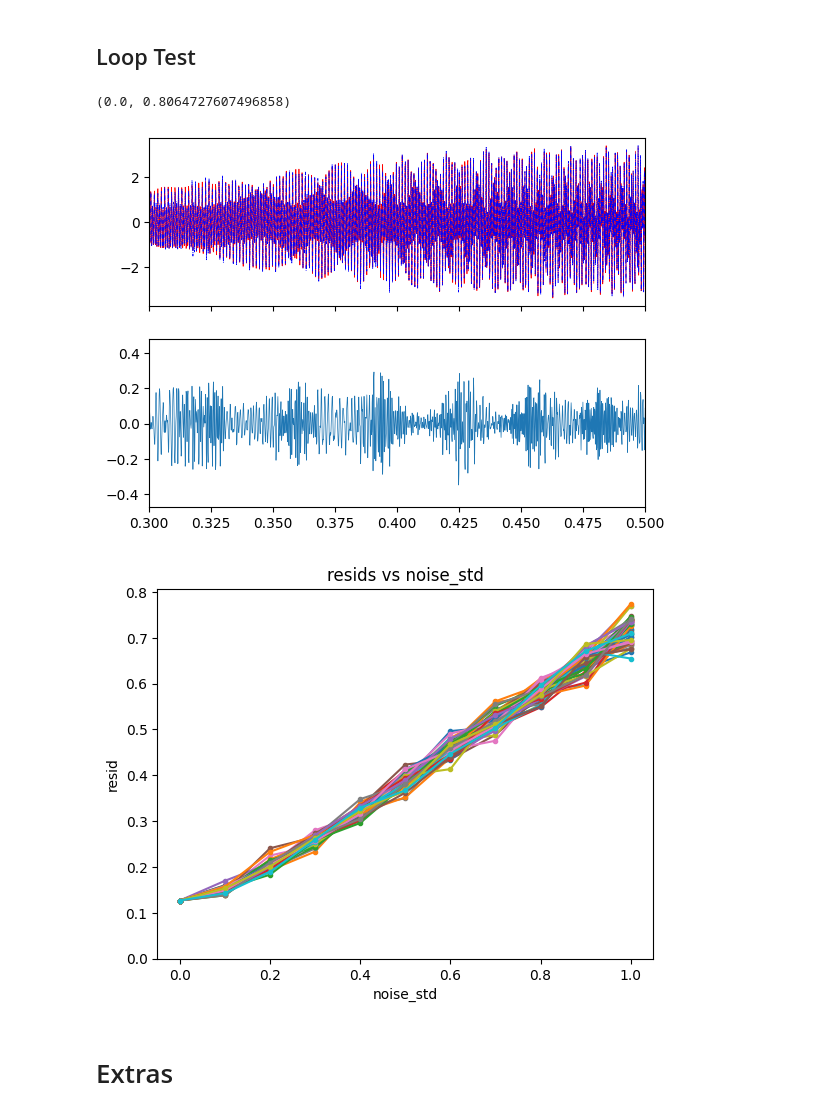
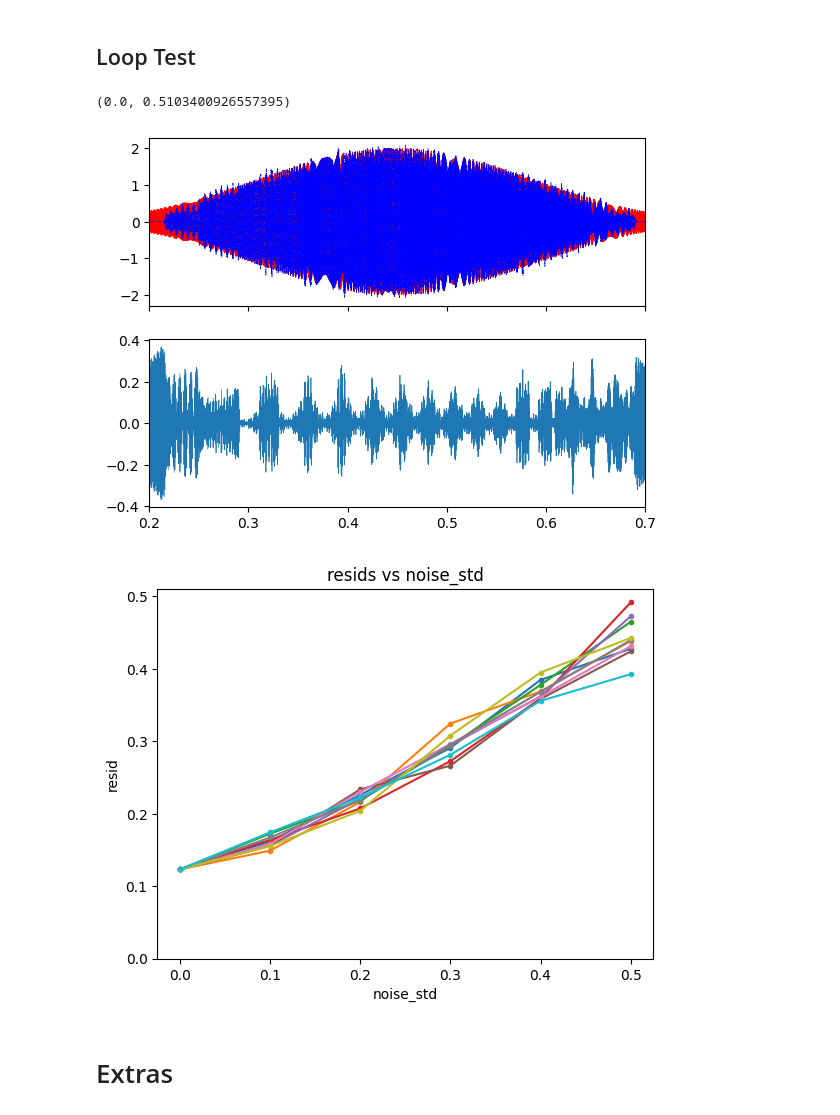
Before and after one commit to nacrocker/automated-segmentation, a Jupyter notebook: maxtree_tests_with_synthetic_data_and_noise.ipynb, the cells around one changed output. Cells and saved outputs as stored; diff of their text form; code cells hidden in the pictures.

```diff
--- a/maxtree_tests_with_synthetic_data_and_noise.ipynb
+++ b/maxtree_tests_with_synthetic_data_and_noise.ipynb
@@ -1431,9 +1434,9 @@ t0=t[int(nt/16)]
 t1=t[int(nt/16)+int(nt*3/4)-1]
 chirps.append(Chirp(amp=2.0, t0=t0, t1=t1, f0=0.3*fN, f1=0.9*fN))
 
-t0=t[int(nt/8)]
-t1=t[int(nt/8)+int(nt*3/4)-1]
-chirps.append(Chirp(amp=1.5, t0=t0, t1=t1, f0=0.15*fN, f1=0.7*fN))
+#t0=t[int(nt/8)]
+#t1=t[int(nt/8)+int(nt*3/4)-1]
+#chirps.append(Chirp(amp=1.5, t0=t0, t1=t1, f0=0.15*fN, f1=0.7*fN))
 
 sig0 = add_funcsigs(chirps,t)
 sigstft0,fsp,tsp = stft_sig(sig0,win_param='hann',fs=fs,nperseg=nfft,overlap=0.5)
@@ -1444,9 +1447,9 @@ sp0 = np.abs(sigstft0)**2
 noise_generator_seed = None
 noise_generator = np.random.default_rng(seed=noise_generator_seed).normal
 noise_mean=0
-noise_stds = np.linspace(0,1.0,11)
+noise_stds = np.linspace(0,.5,6)
 
-ntrials = 50
+ntrials = 10
 resids = np.zeros((len(noise_stds),ntrials))
 saved=dict()
 for istd,noise_std in enumerate(noise_stds):
@@ -1470,37 +1473,37 @@ for istd,noise_std in enumerate(noise_stds):
       gain_rav=gain.ravel()
 
       mxgnnds = self.maxattrnodes(gain) # for each node, find maxixum gain of itself and its ancecstors
       mxgnnds = self.optimummaxattrnodes(gain,maxattrnodes=mxgnnds) #prune gain-maximum nodes to leave only nodes with no descencdent having higher gain.
       mxgnndinds = np.flatnonzero(mxgnnds)
       mxgnndinds = mxgnndinds[np.argsort(gain.ravel()[mxgnndinds])]
       mxgn=gain*(mxgnnds > 0)
 
       mxgnndslabeltopfill, mxgnndslabeltop = self.label_image_components(mxgnndinds,range(mxgnndinds.size,0,-1),returnLabledNodes=True)
 
       sigstftfilt = sigstft*(mxgnndslabeltopfill > 0)
       sigfilt = SFT.istft(sigstftfilt,k1=nt)
       resids[istd,itr] = np.sqrt(np.mean(np.abs(sigfilt-sig)**2))
       if itr == 0 and istd == 0:
           saved.update(dict(sig=sig,sigfilt=sigfilt))
 
 
 fig, (ax1,ax2) = plt.subplots(2,1,sharex=True)
 ax1.plot(t,saved['sig'],'r',linewidth=0.5)
 ax1.plot(t,saved['sigfilt'],'b-.',linewidth=0.5)
 ax2.plot(t,saved['sigfilt']-saved['sig'],linewidth=0.5)
-plt.xlim(np.array([.1,.3])+0.2)
+plt.xlim(np.array([0,.5])+0.2)
 
 fig, ax = plt.subplots()
 stdsig0 = np.sqrt(np.mean(np.abs(sig0)**2))
 ax.plot(noise_stds,resids/stdsig0,'.-')
 ax.set_title('resids vs noise_std')
 ax.set_xlabel('noise_std')
 ax.set_ylabel('resid')
 ax.set_ylim(bottom=0)
 # %% [output]
-(0.0, 0.8064727607496858)
+(0.0, 0.5103400926557395)
-[figure, old version]
+[figure, new version]
-[figure, old version]
+[figure, new version]
 # %% [markdown]
 # Extras
 # %%
```
Also changed, not shown: parts of 1 cell of this notebook.
